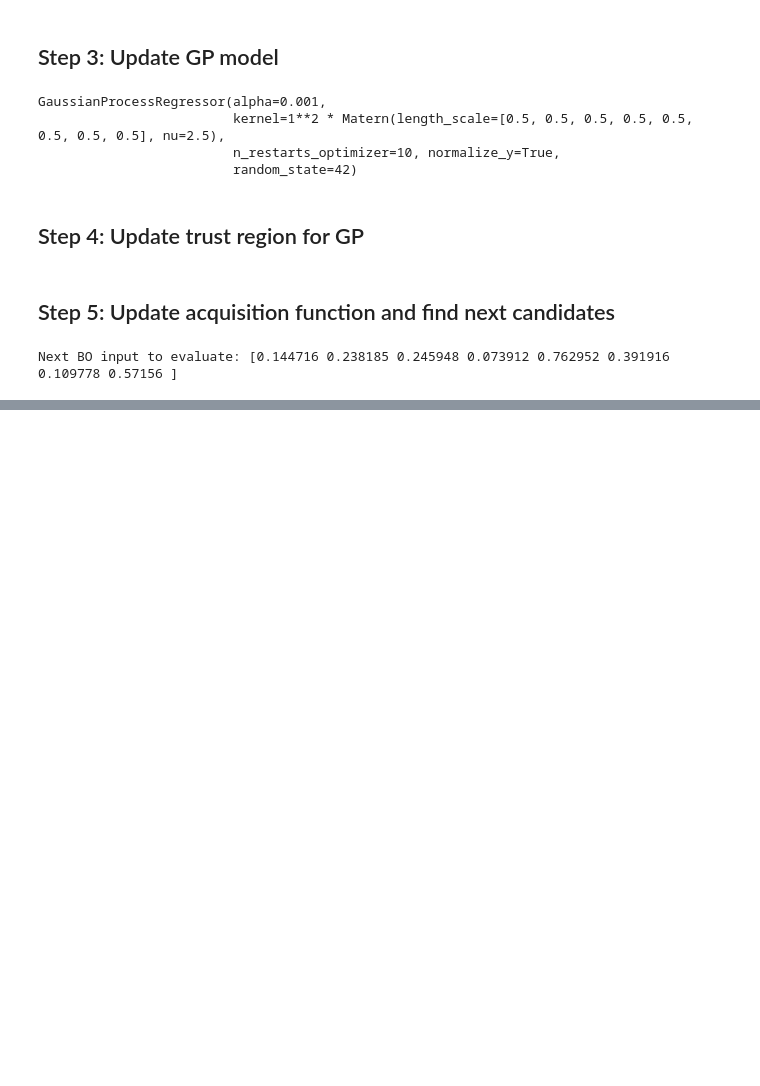
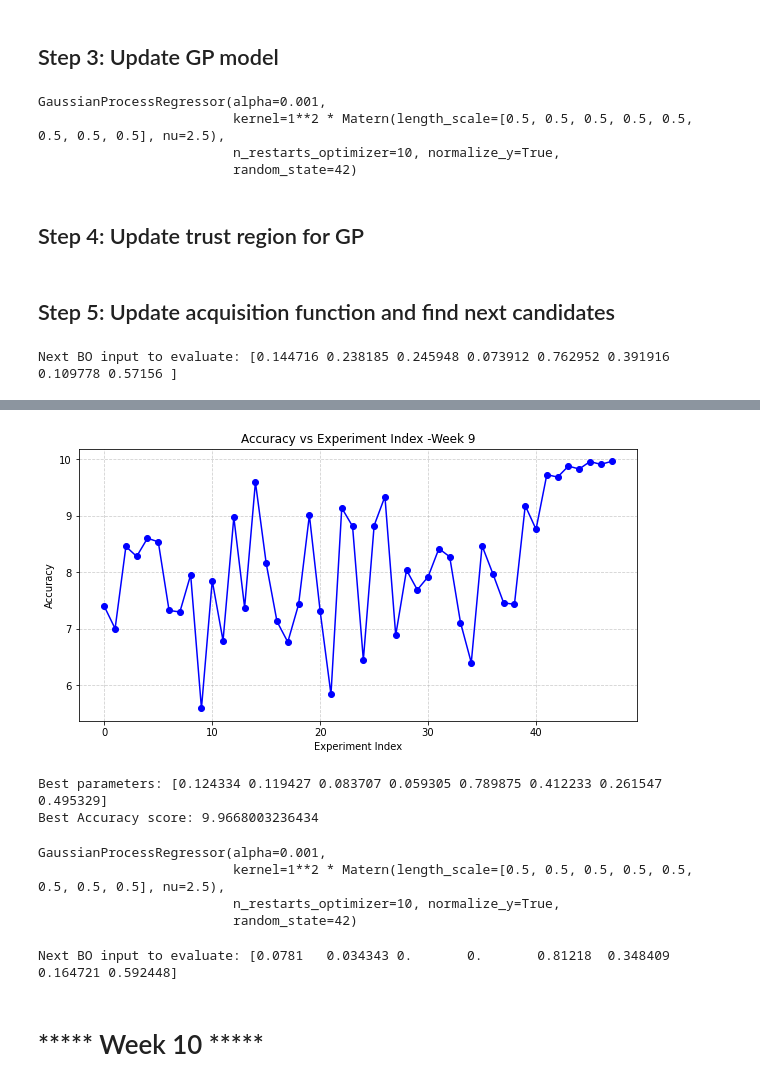
Before and after one commit to aejjolly/Imperial-ML-AI-Capstone-BBO, a Jupyter notebook: function_8/Function8.ipynb, the cells around one changed output, grey strips where cells are left out. Saved outputs shown, nothing was run; the diff lists cells and outputs as text; code cells hidden in the pictures; blank space fills up the shorter version.

```diff
--- a/function_8/Function8.ipynb
+++ b/function_8/Function8.ipynb
@@ -973,0 +1176,57 @@ Next BO input to evaluate: [0.144716 0.238185 0.245948 0.073912 0.762952 0.39191
+# %%
+## Plot the outputs to see how it is doing
+## We want to see the highest possible performance
+
+indices = np.arange(len(outputdata_week9))
+
+plt.figure(figsize=(10,5))
+plt.plot(indices, outputdata_week9, marker='o', linestyle='-', color='blue')
+plt.xlabel('Experiment Index')
+plt.ylabel('Accuracy')
+plt.title('Accuracy vs Experiment Index -Week 9')
+plt.grid(True, linestyle='--', alpha=0.6)
+plt.show()
+
+# We can see from this plot that the best yield was from parameters in index 15
+best_idx = np.argmax(outputdata_week9)
+best_x = inputdata_week9[best_idx]
+best_y = outputdata_week9[best_idx]
+
+print("Best parameters:", best_x)
+print("Best Accuracy score:", best_y)
+# %% [output]
+[figure, added]
+Best parameters: [0.124334 0.119427 0.083707 0.059305 0.789875 0.412233 0.261547 0.495329]
+Best Accuracy score: 9.9668003236434
+# %%
+import numpy as np
+from sklearn.gaussian_process import GaussianProcessRegressor
+from sklearn.gaussian_process.kernels import Matern, ConstantKernel
+
+X_wk9 = inputdata_week9
+y_wk9 = outputdata_week9
+
+
+# Gaussian Process model
+
+# Add signal variance (ConstantKernel) and realistic noise (alpha)
+kernel = ConstantKernel(1.0, (1e-2, 10.0)) * Matern(
+    length_scale=np.ones(8) * 0.5,
+    length_scale_bounds=(1e-2, 3.0),
+    nu=2.5
+)
+
+gp = GaussianProcessRegressor(
+    kernel=kernel,
+    alpha=1e-3,               # realistic observation noise
+    normalize_y=True,
+    n_restarts_optimizer=10,
+    random_state=42
+)
+
+gp.fit(X_wk9, y_wk9)
+# %% [output]
+GaussianProcessRegressor(alpha=0.001,
+                         kernel=1**2 * Matern(length_scale=[0.5, 0.5, 0.5, 0.5, 0.5, 0.5, 0.5, 0.5], nu=2.5),
+                         n_restarts_optimizer=10, normalize_y=True,
+                         random_state=42)
@@ -973,0 +1249,13 @@ Next BO input to evaluate: [0.144716 0.238185 0.245948 0.073912 0.762952 0.39191
+# %%
+kappa = 2.0
+UCB = mu + kappa * sigma
+
+# -----------------------------
+# Next point to evaluate
+# -----------------------------
+x_next = x_candidates[np.argmax(UCB)]
+print("Next BO input to evaluate:", np.round(x_next, 6))
+# %% [output]
+Next BO input to evaluate: [0.0781   0.034343 0.       0.       0.81218  0.348409 0.164721 0.592448]
+# %% [markdown]
+# ***** Week 10 *****
```
Also changed, not shown: parts of 35 cells of this notebook, 15 other files.
